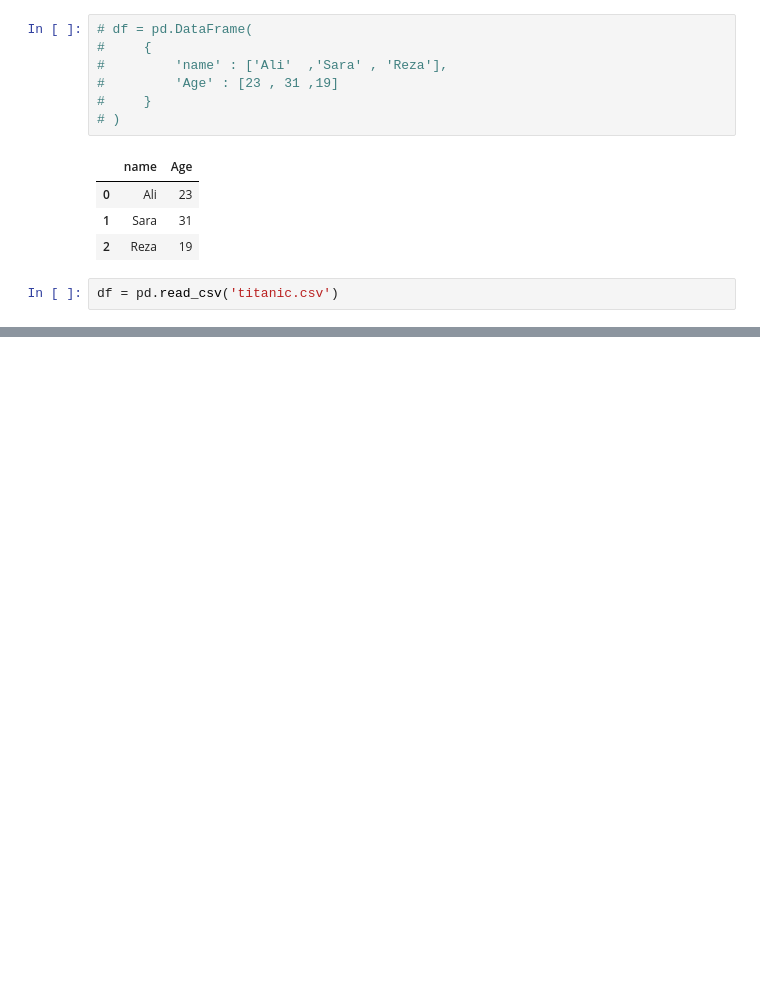
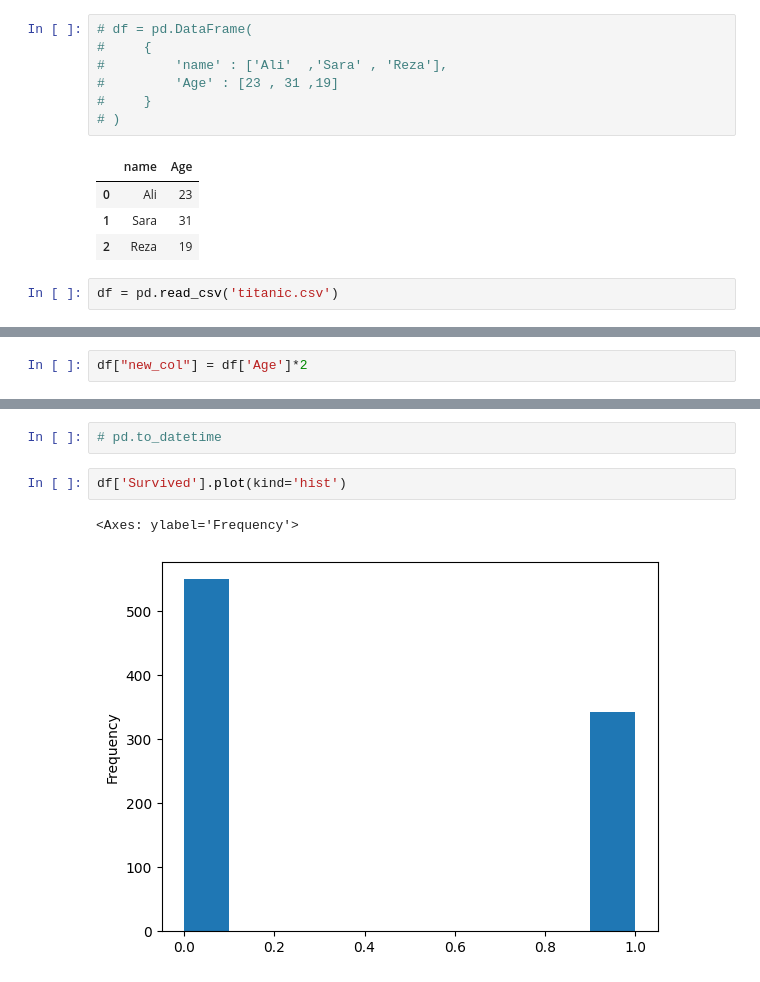
Before and after one commit to mhmdrezachizari/machinesession1, a Jupyter notebook: s2.ipynb, the cells around one changed output, grey strips where cells are left out. Saved outputs shown, nothing was run; the diff lists cells and outputs as text; blank space fills up the shorter version.

```diff
--- a/s2.ipynb
+++ b/s2.ipynb
@@ -16,0 +115,2 @@ df = pd.read_csv('titanic.csv')
+# %%
+df["new_col"] = df['Age']*2
@@ -16,0 +167,7 @@ df = pd.read_csv('titanic.csv')
+# %%
+# pd.to_datetime
+# %%
+df['Survived'].plot(kind='hist')
+# %% [output]
+<Axes: ylabel='Frequency'>
+[figure, added]
```
Also changed, not shown: parts of 14 cells of this notebook, 3 other files.
